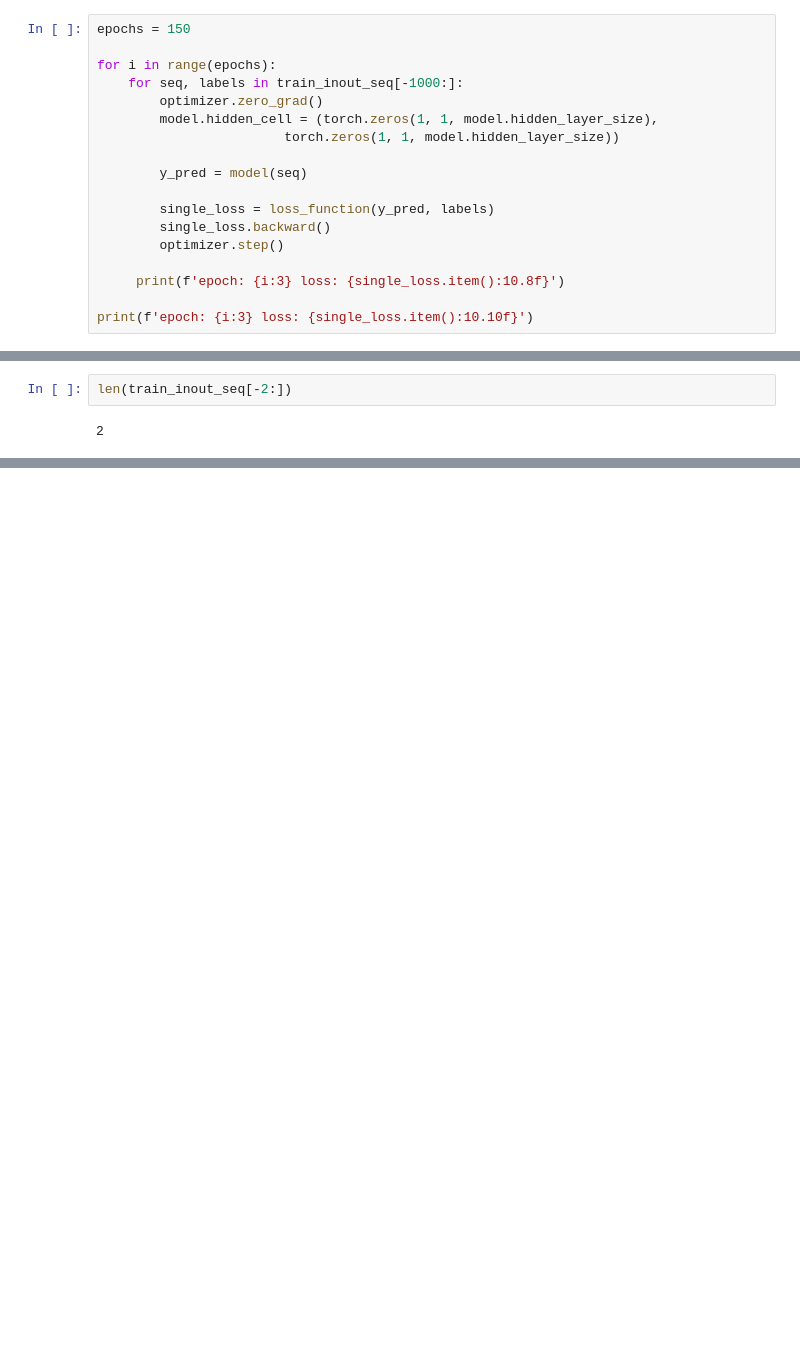
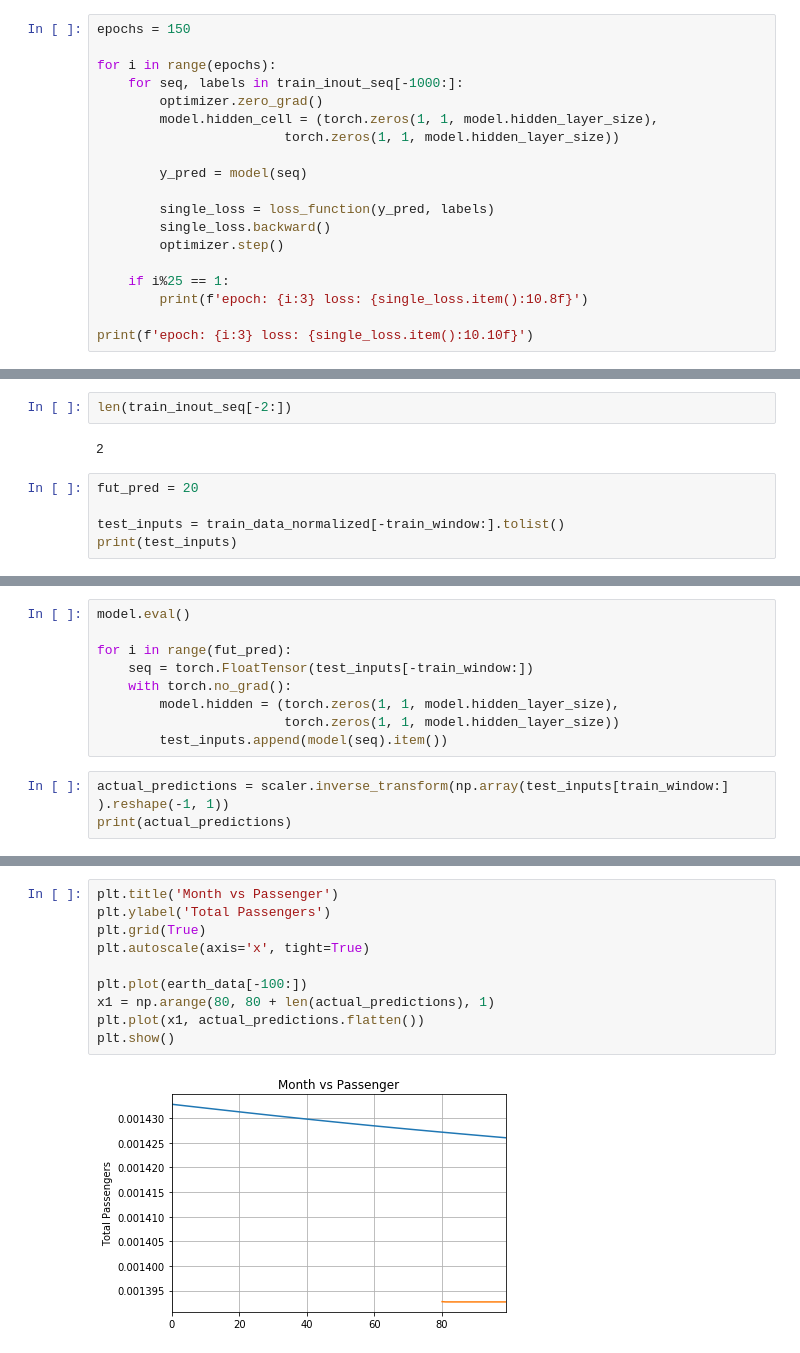
Before and after one commit to adamblvck/deep-astro-wheel, a Jupyter notebook: 3_train_model_1.ipynb, the cells around one changed output, grey strips where cells are left out. Saved outputs shown, nothing was run; the diff lists cells and outputs as text; blank space fills up the shorter version.

```diff
--- a/3_train_model_1.ipynb
+++ b/3_train_model_1.ipynb
@@ -109,7 +113,8 @@ for i in range(epochs):
         single_loss.backward()
         optimizer.step()
 
-     print(f'epoch: {i:3} loss: {single_loss.item():10.8f}')
+    if i%25 == 1:
+        print(f'epoch: {i:3} loss: {single_loss.item():10.8f}')
 
 print(f'epoch: {i:3} loss: {single_loss.item():10.10f}')
 # %% [output]
@@ -118,3 +127,8 @@ KeyboardInterrupt:
 len(train_inout_seq[-2:])
 # %% [output]
 2
+# %%
+fut_pred = 20
+
+test_inputs = train_data_normalized[-train_window:].tolist()
+print(test_inputs)
@@ -120,0 +139,12 @@ len(train_inout_seq[-2:])
+# %%
+model.eval()
+
+for i in range(fut_pred):
+    seq = torch.FloatTensor(test_inputs[-train_window:])
+    with torch.no_grad():
+        model.hidden = (torch.zeros(1, 1, model.hidden_layer_size),
+                        torch.zeros(1, 1, model.hidden_layer_size))
+        test_inputs.append(model(seq).item())
+# %%
+actual_predictions = scaler.inverse_transform(np.array(test_inputs[train_window:] ).reshape(-1, 1))
+print(actual_predictions)
@@ -120,0 +216,12 @@ len(train_inout_seq[-2:])
+# %%
+plt.title('Month vs Passenger')
+plt.ylabel('Total Passengers')
+plt.grid(True)
+plt.autoscale(axis='x', tight=True)
+
+plt.plot(earth_data[-100:])
+x1 = np.arange(80, 80 + len(actual_predictions), 1)
+plt.plot(x1, actual_predictions.flatten())
+plt.show()
+# %% [output]
+[figure, added]
```
Also changed, not shown: parts of 16 cells of this notebook, 1 other file.
